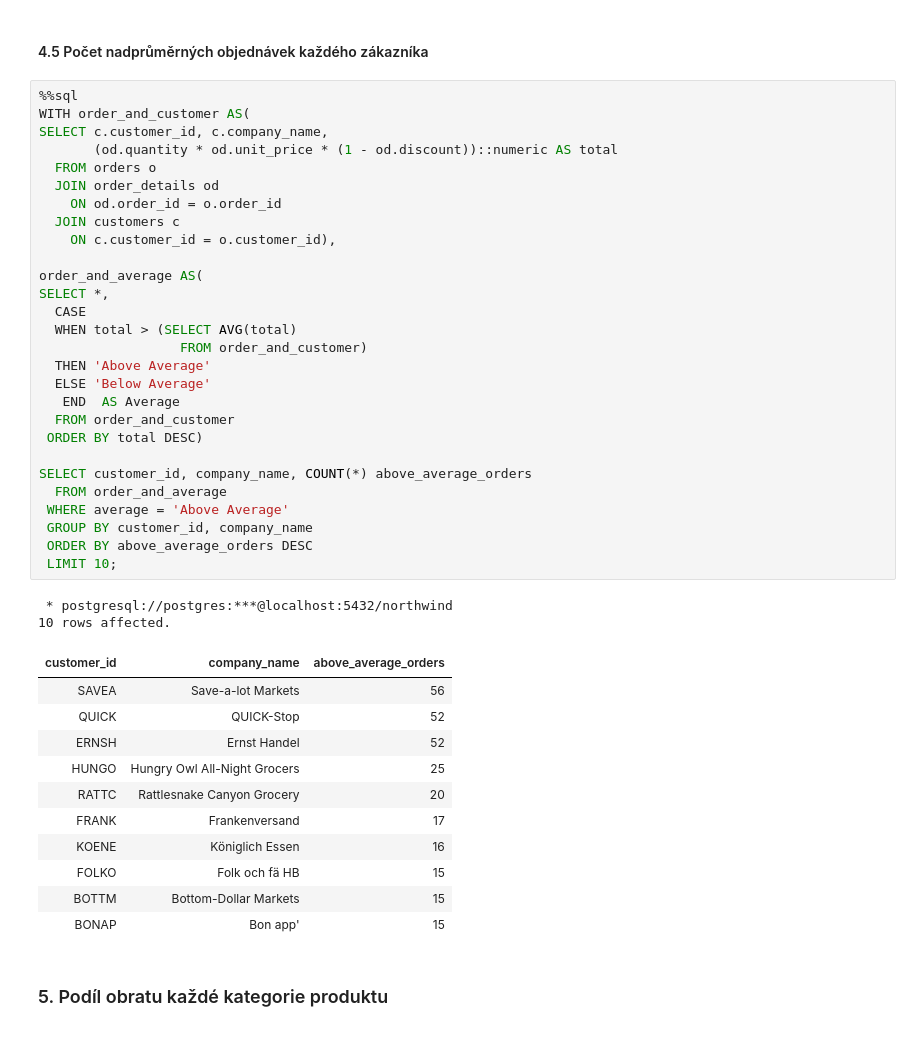
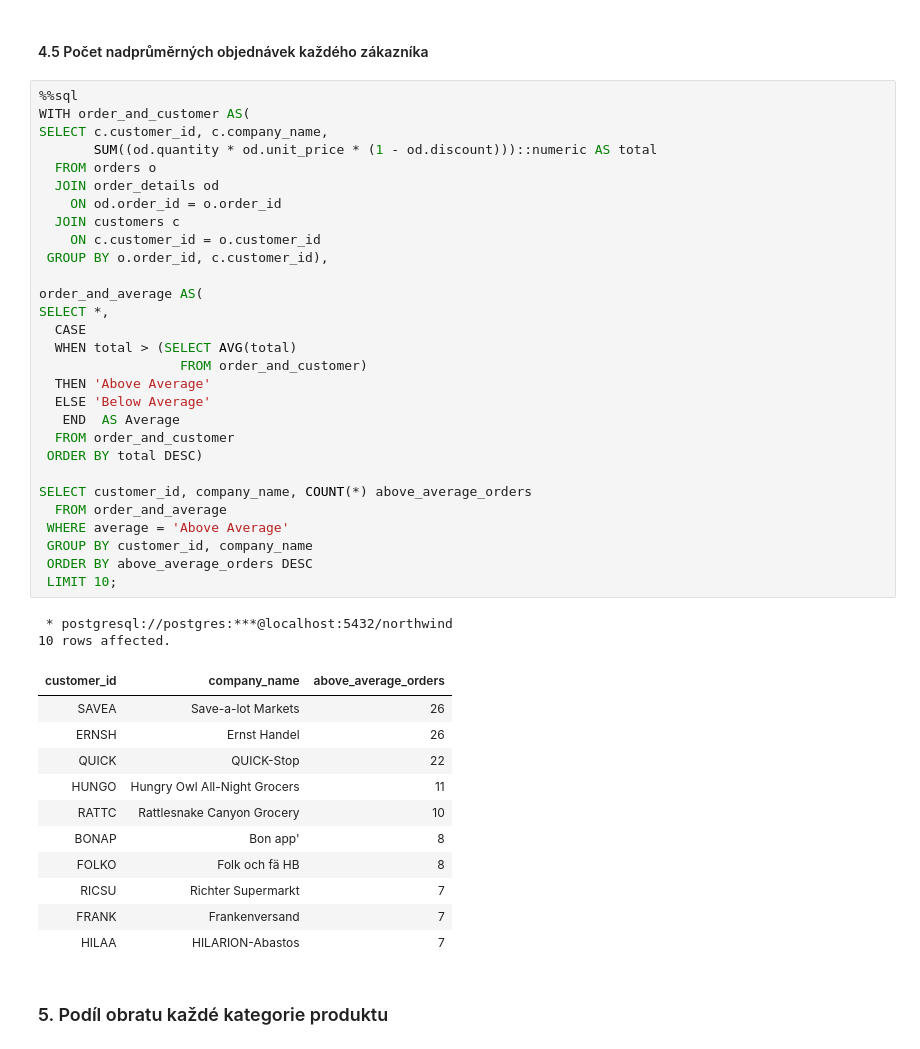
Before and after one commit to igor-antal/sql_analysis_northwind, a Jupyter notebook: northwind.ipynb, the cells around one changed output. Saved outputs shown, nothing was run; the diff lists cells and outputs as text.

```diff
--- a/northwind.ipynb
+++ b/northwind.ipynb
@@ -165,45 +169,46 @@ SELECT *,
 # %%
 %%sql
 WITH order_and_customer AS(
 SELECT c.customer_id, c.company_name,
-       (od.quantity * od.unit_price * (1 - od.discount))::numeric AS total
+       SUM((od.quantity * od.unit_price * (1 - od.discount)))::numeric AS total
   FROM orders o
   JOIN order_details od
     ON od.order_id = o.order_id
   JOIN customers c
-    ON c.customer_id = o.customer_id),
+    ON c.customer_id = o.customer_id
+ GROUP BY o.order_id, c.customer_id),
 
 order_and_average AS(
 SELECT *,
   CASE
   WHEN total > (SELECT AVG(total)
                   FROM order_and_customer)
   THEN 'Above Average'
   ELSE 'Below Average'
    END  AS Average
   FROM order_and_customer
  ORDER BY total DESC)
 
 SELECT customer_id, company_name, COUNT(*) above_average_orders
   FROM order_and_average
  WHERE average = 'Above Average'
  GROUP BY customer_id, company_name
  ORDER BY above_average_orders DESC
  LIMIT 10;
 # %% [output]
  * postgresql://postgres:***@localhost:5432/northwind
 10 rows affected.
 | customer_id | company_name | above_average_orders |
-| SAVEA | Save-a-lot Markets | 56 |
-| QUICK | QUICK-Stop | 52 |
-| ERNSH | Ernst Handel | 52 |
-| HUNGO | Hungry Owl All-Night Grocers | 25 |
-| RATTC | Rattlesnake Canyon Grocery | 20 |
-| FRANK | Frankenversand | 17 |
-| KOENE | Königlich Essen | 16 |
-| FOLKO | Folk och fä HB | 15 |
-| BOTTM | Bottom-Dollar Markets | 15 |
-| BONAP | Bon app' | 15 |
+| SAVEA | Save-a-lot Markets | 26 |
+| ERNSH | Ernst Handel | 26 |
+| QUICK | QUICK-Stop | 22 |
+| HUNGO | Hungry Owl All-Night Grocers | 11 |
+| RATTC | Rattlesnake Canyon Grocery | 10 |
+| BONAP | Bon app' | 8 |
+| FOLKO | Folk och fä HB | 8 |
+| RICSU | Richter Supermarkt | 7 |
+| FRANK | Frankenversand | 7 |
+| HILAA | HILARION-Abastos | 7 |
 # %% [markdown]
 <h3>5. Podíl obratu každé kategorie produktu</h3>
 # %%
```
Also changed, not shown: parts of 2 cells of this notebook.
